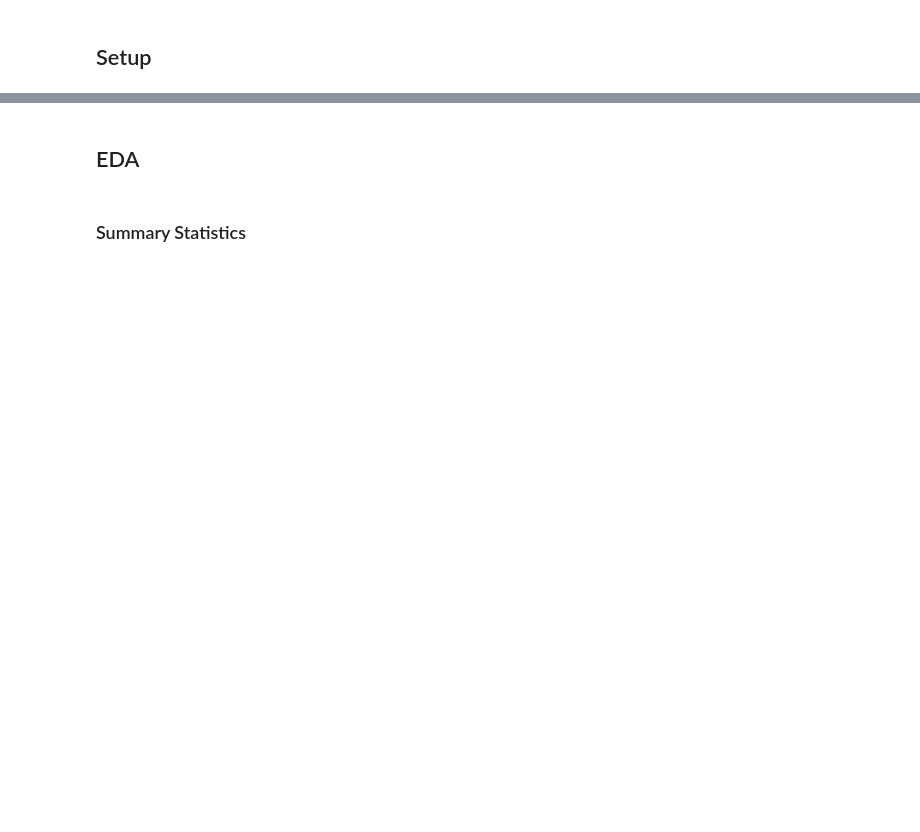
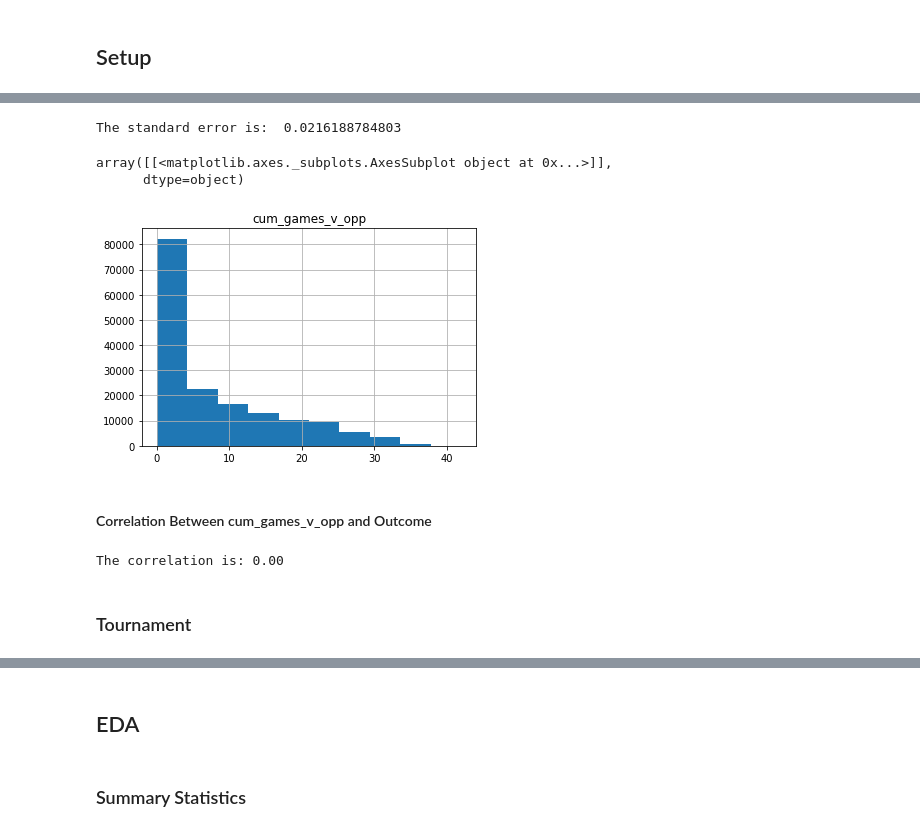
Before and after one commit to elyliu/mids-w207-final_proj-ncaa, a Jupyter notebook: Alex/Alex-EDA.ipynb, the cells around one changed output, grey strips where cells are left out. Cells and saved outputs as stored; diff of their text form; code cells hidden in the pictures; blank space fills up the shorter version.

```diff
--- a/Alex/Alex-EDA.ipynb
+++ b/Alex/Alex-EDA.ipynb
@@ -32,8 +40,12 @@ from sqlalchemy import create_engine
 # %%
 import psycopg2 as pg
 # %%
-# Establish connection to postgres
+# Establish connection to postgres and downloading data
+query = '''SELECT * FROM prod.features'''
+
 conn = pg.connect(database='postgres',
                   user='postgres',
                   password='w207final',
                   host='35.185.225.167')
+
+df = pd.read_sql_query(query, conn)
@@ -78,0 +82,3 @@ dtype: object
+# %%
+df_reg = df[df['Season Type'] == 'Regular']
+df_tour = df[df['Season Type'] == 'NCAA Tourney']
@@ -78,0 +103,23 @@ dtype: object
+# %%
+se_reg = float(np.std(df_reg[['cum_games_v_opp']])) / ((len(df_reg[['cum_games_v_opp']])) ** (0.5))
+
+print "The standard error is: ", se_reg
+# %% [output]
+The standard error is:  0.0216188784803
+# %%
+df_reg[['cum_games_v_opp']].hist()
+# %% [output]
+array([[<matplotlib.axes._subplots.AxesSubplot object at 0x...>]],
+      dtype=object)
+[figure, added]
+# %% [markdown]
+#### Correlation Between cum_games_v_opp and Outcome
+# %%
+df_corr = pd.DataFrame({'Outcome':df_reg['Outcome']})
+df_corr['cum_games_v_opp'] = df_reg['cum_games_v_opp']
+
+print 'The correlation is: {0:.2f}'.format(df_corr.corr().iloc[0, 1])
+# %% [output]
+The correlation is: 0.00
+# %% [markdown]
+### Tournament
```
Also changed, not shown: parts of 66 cells of this notebook.
